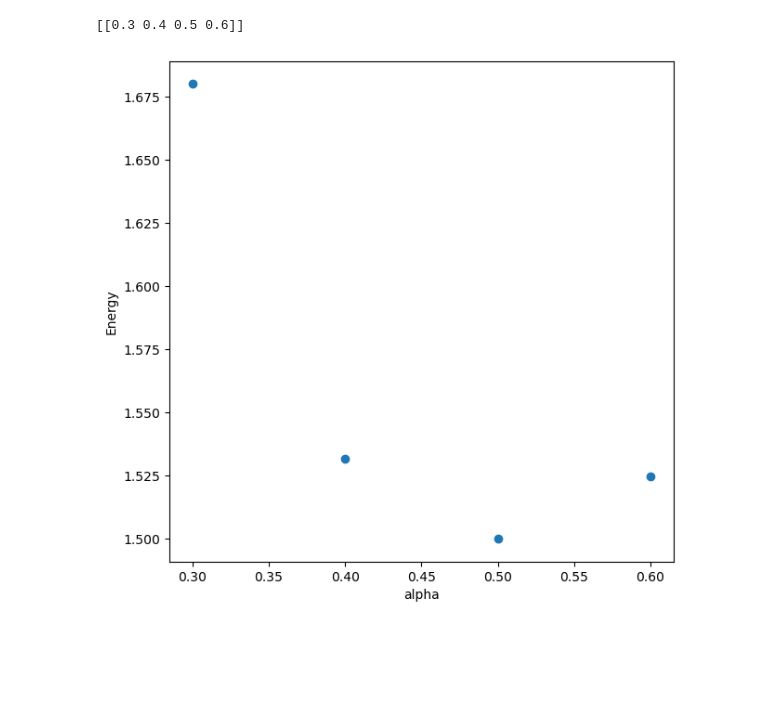
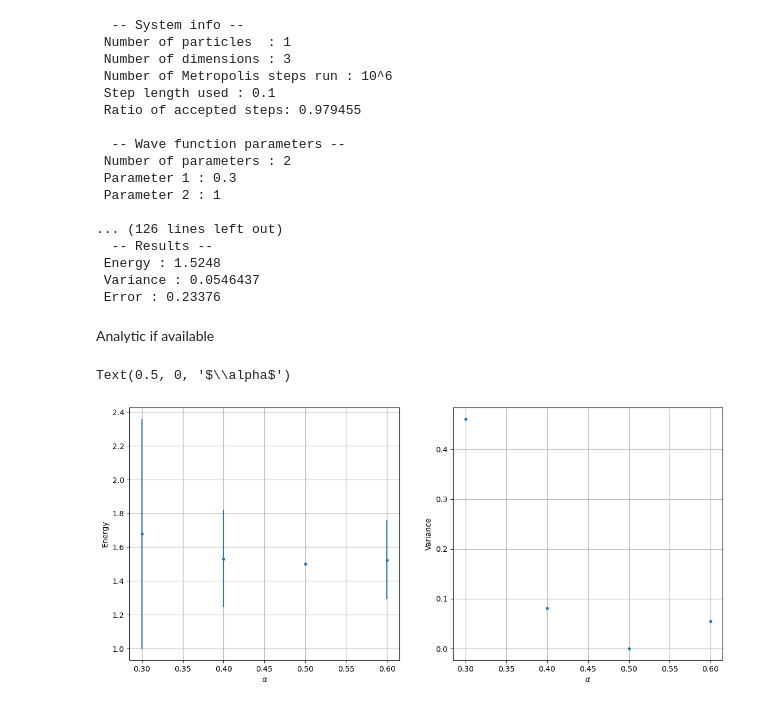
Before and after one commit to DavideCacopardi/variational-monte-carlo-fys4411-DC2026, a Jupyter notebook: display.ipynb, the cells around one changed output. Saved outputs shown, nothing was run; the diff lists cells and outputs as text; code cells hidden in the pictures; blank space fills up the shorter version.

Commit message:
fixed many things and implemented a way to choose numerical vs analytical

```diff
--- a/display.ipynb
+++ b/display.ipynb
@@ -1,3 +1,8 @@
 # %%
 import numpy as np
 import matplotlib.pyplot as plt
+import matplotlib
+import subprocess
+
+matplotlib.rcParams.update({"axes.grid": True})
+# matplotlib.rcParams.keys()
@@ -4,19 +27,50 @@ import matplotlib.pyplot as plt
+# %%
+result = subprocess.run(
+    ["./vmc"],
+    capture_output=True,
+    text=True
+)
+
+print(result.stdout)
+print(result.stderr)
+# %% [output]
+  -- System info --
+ Number of particles  : 1
+ Number of dimensions : 3
+ Number of Metropolis steps run : 10^6
+ Step length used : 0.1
+ Ratio of accepted steps: 0.979455
+
+  -- Wave function parameters --
+ Number of parameters : 2
+ Parameter 1 : 0.3
+ Parameter 2 : 1
+
+... (126 lines left out)
+  -- Results --
+ Energy : 1.5248
+ Variance : 0.0546437
+ Error : 0.23376
+# %% [markdown]
+Analytic if available
 # %%
 file = np.loadtxt("iofiles/output.csv", delimiter=',')
 file = np.transpose(file)
 parameters = file[:file.shape[0] - 3, :]
 energy = file[file.shape[0] - 3, :]
 variance = file[file.shape[0] - 2, :]
 error = file[file.shape[0] - 1, :]
 
-fig = plt.figure(figsize=(7,7))
-gs = fig.add_gridspec(1,1)
-ax = fig.add_subplot(gs[0,0])
-ax.scatter(parameters[0, :], energy)
+fig = plt.figure(figsize=(14,6))
+gs = fig.add_gridspec(1,2)
+ax = fig.add_subplot(gs[0, 0])
+ax.errorbar(parameters[0, :], energy, error, ls="none", marker='.')
 ax.set_ylabel("Energy")
-ax.set_xlabel("alpha")
-
-print(parameters)
+ax.set_xlabel(r"$\alpha$")
+ax = fig.add_subplot(gs[0, 1])
+ax.errorbar(parameters[0, :], variance, ls="none", marker='.')
+ax.set_ylabel("Variance")
+ax.set_xlabel(r"$\alpha$")
 # %% [output]
-[[0.3 0.4 0.5 0.6]]
+Text(0.5, 0, '$\\alpha$')
-[figure, old version]
+[figure, new version]
```
Also changed, not shown: parts of 4 cells of this notebook, 16 other files.
